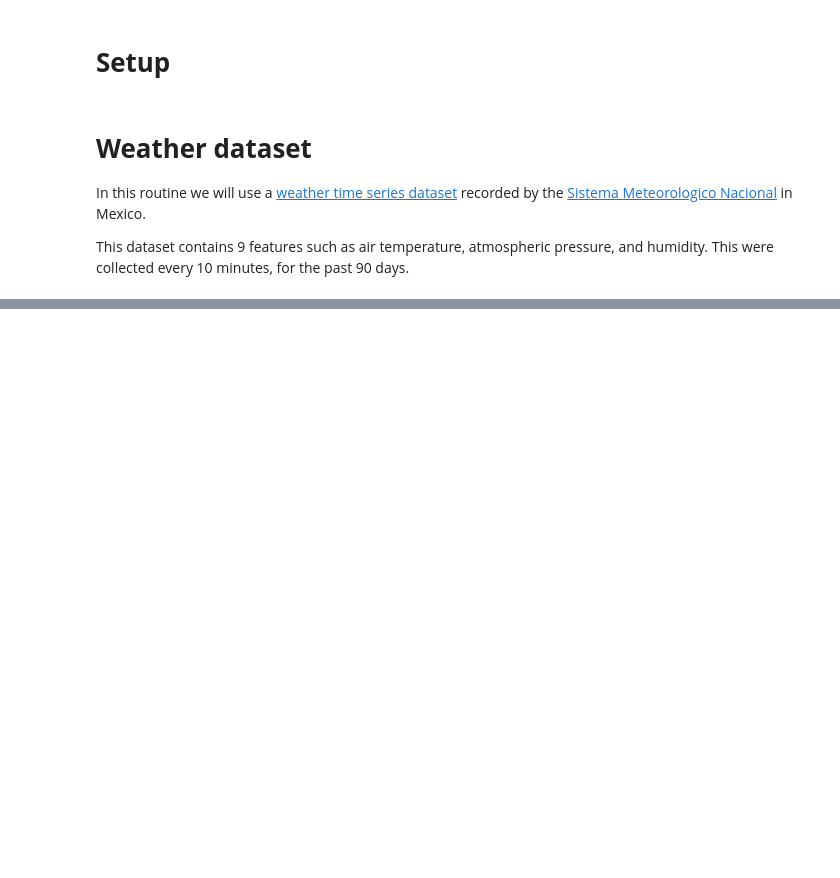
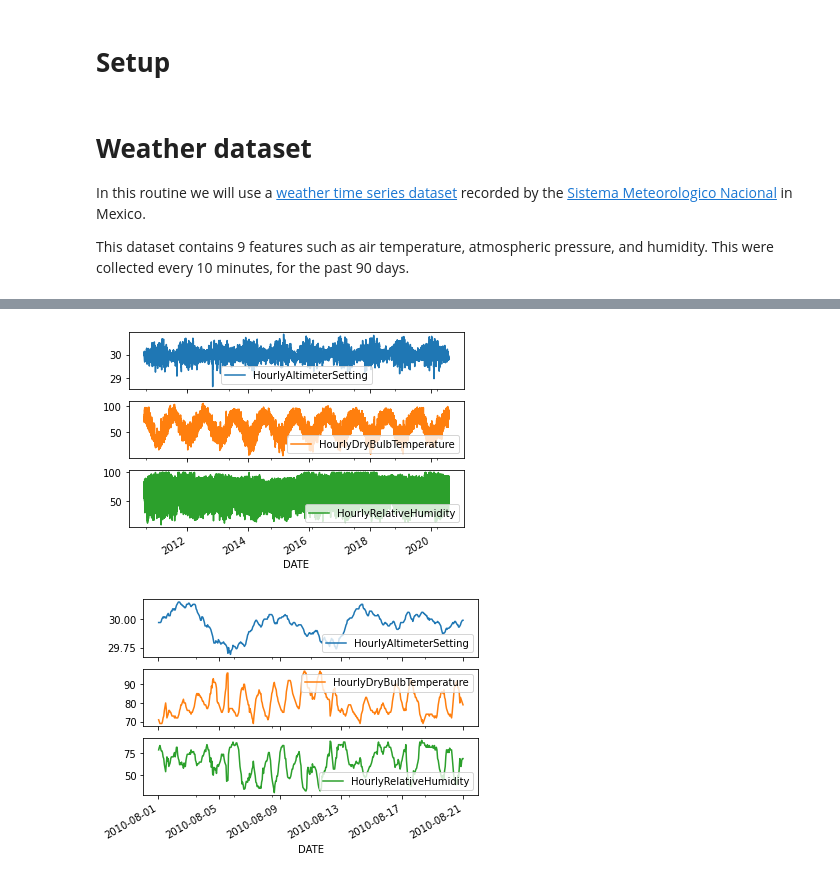
Before and after one commit to hector-sm/Weather-Forecast, a Jupyter notebook: TimeSeriesForecast.ipynb, the cells around one changed output, grey strips where cells are left out. Saved outputs shown, nothing was run; the diff lists cells and outputs as text; code cells hidden in the pictures; blank space fills up the shorter version.

```diff
--- a/TimeSeriesForecast.ipynb
+++ b/TimeSeriesForecast.ipynb
@@ -25,0 +34,5 @@ path_to_zip = tf.keras.utils.get_file(f'{os.getcwd()}/Data/')
+# %%
+# Retrieve dataset from Google Drive
+
+file_dir = f'{os.getcwd()}/drive/My Drive/Colab Notebooks/Data/AR-VI-REAGAN NATIONAL AIRPORT.csv'
+df = pd.read_csv(file_dir)
@@ -25,0 +62,18 @@ path_to_zip = tf.keras.utils.get_file(f'{os.getcwd()}/Data/')
+# %%
+# Convert all string type columns to numeric
+filtered_df['HourlyAltimeterSetting'] = pd.to_numeric(filtered_df['HourlyAltimeterSetting'], errors='coerce')
+filtered_df['HourlyDewPointTemperature'] = pd.to_numeric(filtered_df['HourlyDewPointTemperature'], errors='coerce')
+filtered_df['HourlyDryBulbTemperature'] = pd.to_numeric(filtered_df['HourlyDryBulbTemperature'], errors='coerce')
+filtered_df['HourlyRelativeHumidity'] = pd.to_numeric(filtered_df['HourlyRelativeHumidity'], errors='coerce')
+filtered_df['HourlySeaLevelPressure'] = pd.to_numeric(filtered_df['HourlySeaLevelPressure'], errors='coerce')
+filtered_df['HourlyStationPressure'] = pd.to_numeric(filtered_df['HourlyStationPressure'], errors='coerce')
+filtered_df['HourlyVisibility'] = pd.to_numeric(filtered_df['HourlyVisibility'], errors='coerce')
+filtered_df['HourlyWindDirection'] = pd.to_numeric(filtered_df['HourlyWindDirection'], errors='coerce')
+print(filtered_df.dtypes)
+
+# Check for NaN values in each column
+print(filtered_df.isnull().sum())
+
+# Impute all NaN values with the average for each column
+filtered_df = filtered_df.fillna(filtered_df.mean())
+print(filtered_df.isnull().sum())
@@ -25,0 +98,13 @@ path_to_zip = tf.keras.utils.get_file(f'{os.getcwd()}/Data/')
+# %%
+plot_columns = ['HourlyAltimeterSetting', 'HourlyDryBulbTemperature', 'HourlyRelativeHumidity']
+plot_features = filtered_df[plot_columns]
+plot_features.index = date_time
+_ = plot_features.plot(subplots=True)
+
+# Zoom in to the first 480 hours
+plot_features = filtered_df[plot_columns][:480]
+plot_features.index = date_time[:480]
+_ = plot_features.plot(subplots=True)
+# %% [output]
+[figure, added]
+[figure, added]
```
Also changed, not shown: parts of 11 cells of this notebook.
